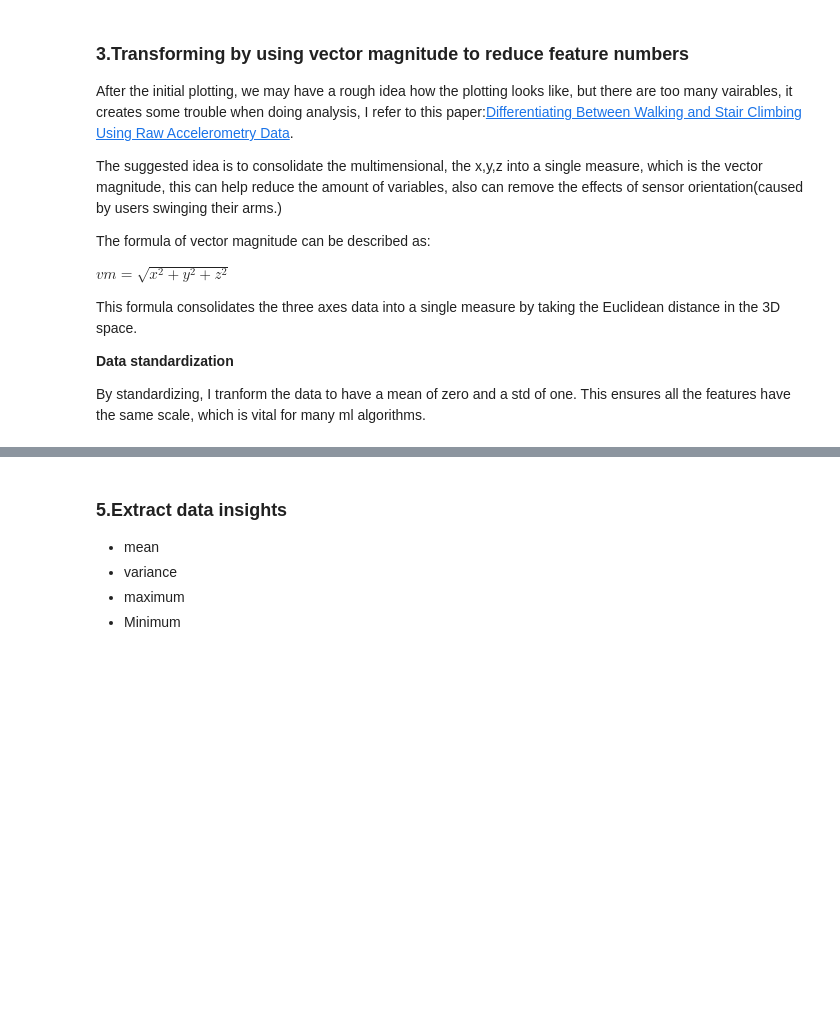
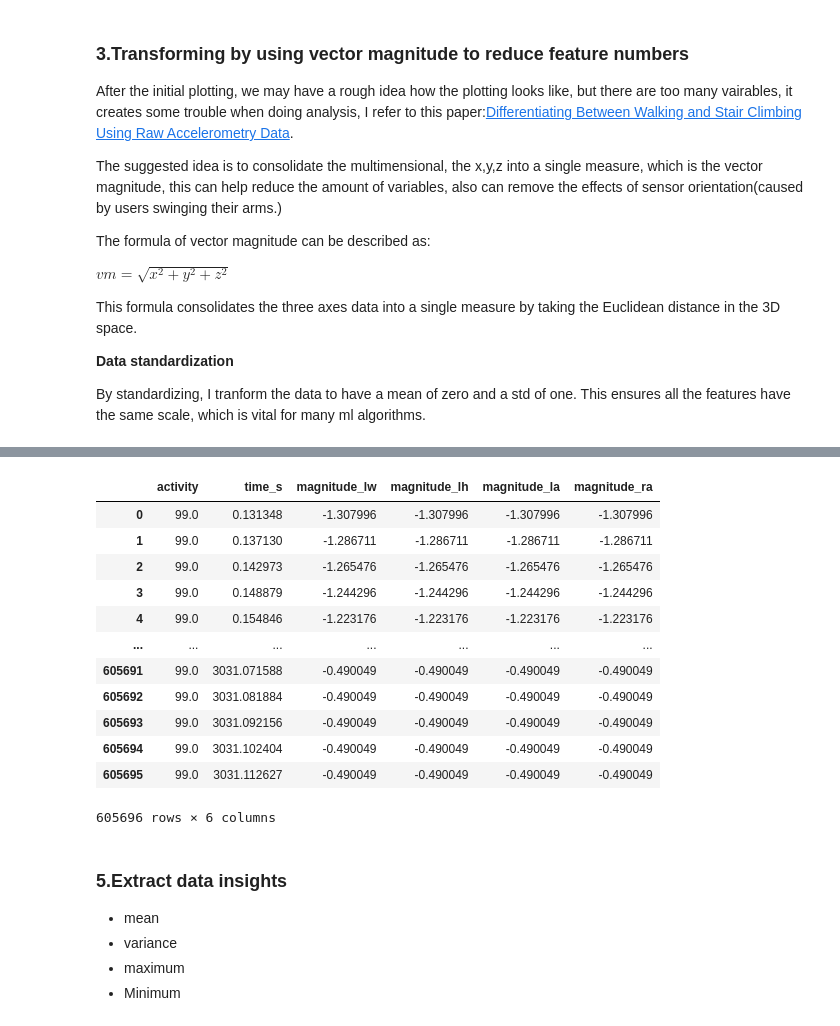
Before and after one commit to yalda-amirsoleymani/har-dataset-processing, a Jupyter notebook: data_preprocessing_menglutao.ipynb, the cells around one changed output, grey strips where cells are left out. Drawn from its saved outputs; the diff is of its cells as text; code cells hidden in the pictures; blank space fills up the shorter version.

```diff
--- a/data_preprocessing_menglutao.ipynb
+++ b/data_preprocessing_menglutao.ipynb
@@ -139,7 +139,8 @@ This formula consolidates the three axes data into a single measure by taking th
 from data_transform import DataTransform
 # %%
 data_trans = DataTransform(sample_df)
-vm = data_trans.calculate_vector_magnitude()
-data_trans.statistical_extraction(ActivityPlotter.activity_dict[1],vm)
+vm = data_trans.calculate_vector_magnitude() #output is dataframe
+vm_arr = data_trans.standardization(vm).to_numpy() #output is numpy array
+data_trans.statistical_extraction(ActivityPlotter.activity_dict[1],vm) #input is dataframe
 # %% [output]
 {'activity': 'walking',
@@ -163,6 +177,6 @@ vm.shape
 # %%
 from data_transform import NoiseFilter
 
-noise_filter = NoiseFilter(vm,0.3,3,100)
-# df_filtered = noise_filter.butter_lowpass_filter()
-# df_filtered
+noise_filter = NoiseFilter(vm_arr,0.3,3,100)
+filtered_data = noise_filter.butter_lowpass_filter()
+filtered_data
@@ -206,3 +197,25 @@ def data_processed(df):
+# %%
+from data_transform import Segementation
+seg = Segementation(filtered_data,[5.12,10.24],0.5,100)
+df_seg = seg.segmentation() #output is dataframe
+# %%
+columns = ["activity","time_s","magnitude_lw","magnitude_lh","magnitude_la","magnitude_ra"]
+df_seg.columns = columns
+df_seg
+# %% [output]
+|  | activity | time_s | magnitude_lw | magnitude_lh | magnitude_la | magnitude_ra |
+| 0 | 99.0 | 0.131348 | -1.307996 | -1.307996 | -1.307996 | -1.307996 |
+| 1 | 99.0 | 0.137130 | -1.286711 | -1.286711 | -1.286711 | -1.286711 |
+| 2 | 99.0 | 0.142973 | -1.265476 | -1.265476 | -1.265476 | -1.265476 |
+| 3 | 99.0 | 0.148879 | -1.244296 | -1.244296 | -1.244296 | -1.244296 |
+| 4 | 99.0 | 0.154846 | -1.223176 | -1.223176 | -1.223176 | -1.223176 |
+| ... | ... | ... | ... | ... | ... | ... |
+| 605691 | 99.0 | 3031.071588 | -0.490049 | -0.490049 | -0.490049 | -0.490049 |
+| 605692 | 99.0 | 3031.081884 | -0.490049 | -0.490049 | -0.490049 | -0.490049 |
+| 605693 | 99.0 | 3031.092156 | -0.490049 | -0.490049 | -0.490049 | -0.490049 |
+| 605694 | 99.0 | 3031.102404 | -0.490049 | -0.490049 | -0.490049 | -0.490049 |
+| 605695 | 99.0 | 3031.112627 | -0.490049 | -0.490049 | -0.490049 | -0.490049 |
+605696 rows × 6 columns
 # %% [markdown]
 ### 5.Extract data insights
 - mean
```
Also changed, not shown: parts of 10 cells of this notebook, 1 other file.
